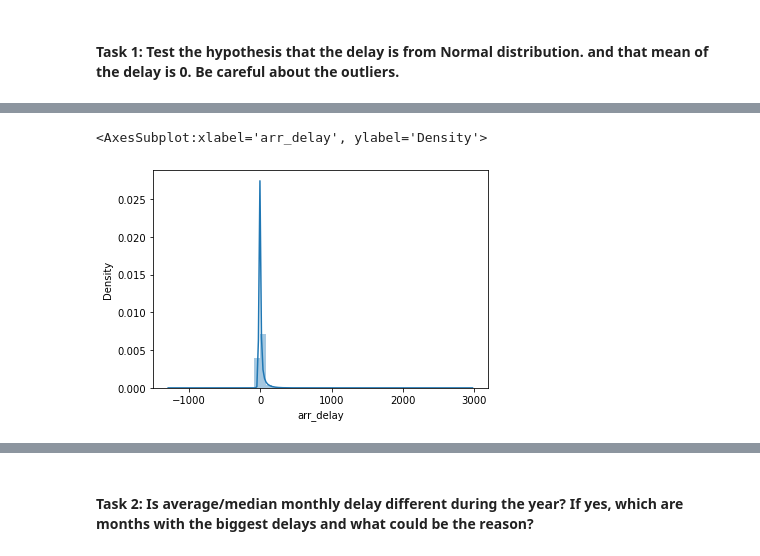
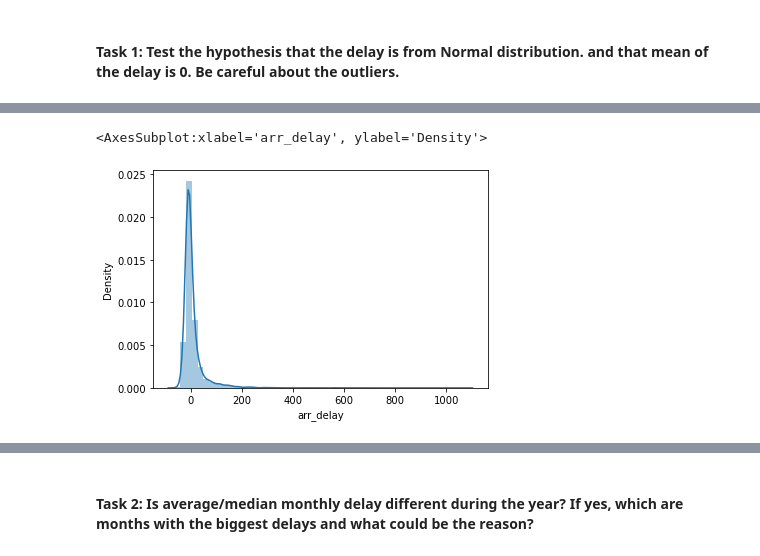
Before and after one commit to WongMatthew/LHL-Predicting-Flight-Patterns, a Jupyter notebook: Flight Prediction - master/exploratory_analysis.ipynb, the cells around one changed output, grey strips where cells are left out. Saved outputs shown, nothing was run; the diff lists cells and outputs as text; code cells hidden in the pictures.

```diff
--- a/Flight Prediction - master/exploratory_analysis.ipynb
+++ b/Flight Prediction - master/exploratory_analysis.ipynb
@@ -12,0 +26,3 @@ import seaborn as sns
+# %%
+sample1 = data.sample(n=10000, random_state=0)
+sample2 = data.sample(n=10000, random_state=1)
@@ -28,5 +47,5 @@ display(data.shape)
 # %%
-sns.distplot(data['arr_delay'])
+sns.distplot(sample1['arr_delay'])
 # %% [output]
 <AxesSubplot:xlabel='arr_delay', ylabel='Density'>
-[figure, old version]
+[figure, new version]
```
Also changed, not shown: parts of 6 cells of this notebook, 1 other file.
